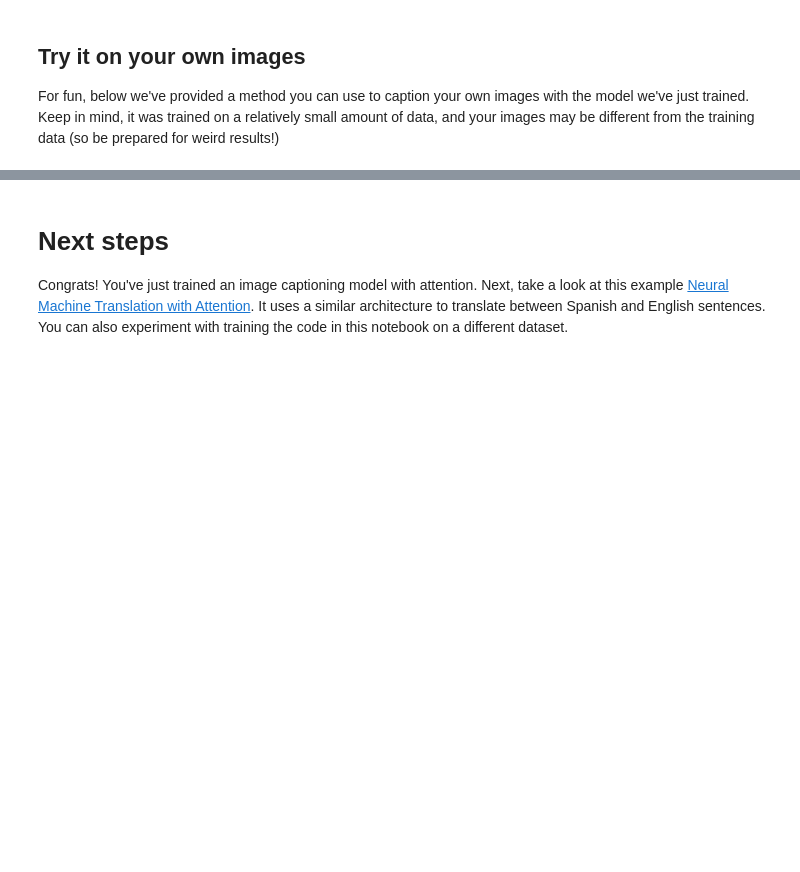
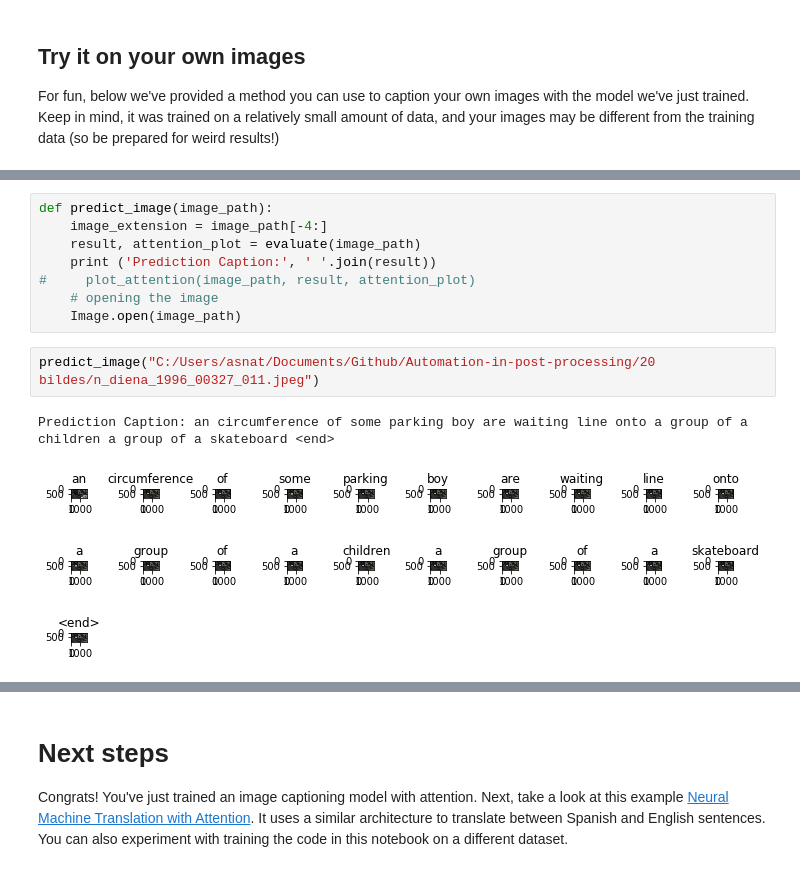
Before and after one commit to aribena/Automation-in-post-processing, a Jupyter notebook: image_captioning.ipynb, the cells around one changed output, grey strips where cells are left out. Cells and saved outputs as stored; diff of their text form; blank space fills up the shorter version.

```diff
--- a/image_captioning.ipynb
+++ b/image_captioning.ipynb
@@ -557,0 +767,13 @@ Image.open(image_path)
+# %%
+def predict_image(image_path):
+    image_extension = image_path[-4:]
+    result, attention_plot = evaluate(image_path)
+    print ('Prediction Caption:', ' '.join(result))
+#     plot_attention(image_path, result, attention_plot)
+    # opening the image
+    Image.open(image_path)
+# %%
+predict_image("C:/Users/asnat/Documents/Github/Automation-in-post-processing/20 bildes/n_diena_1996_00327_011.jpeg")
+# %% [output]
+Prediction Caption: an circumference of some parking boy are waiting line onto a group of a children a group of a skateboard <end>
+[figure, added]
```
Also changed, not shown: parts of 31 cells of this notebook.
